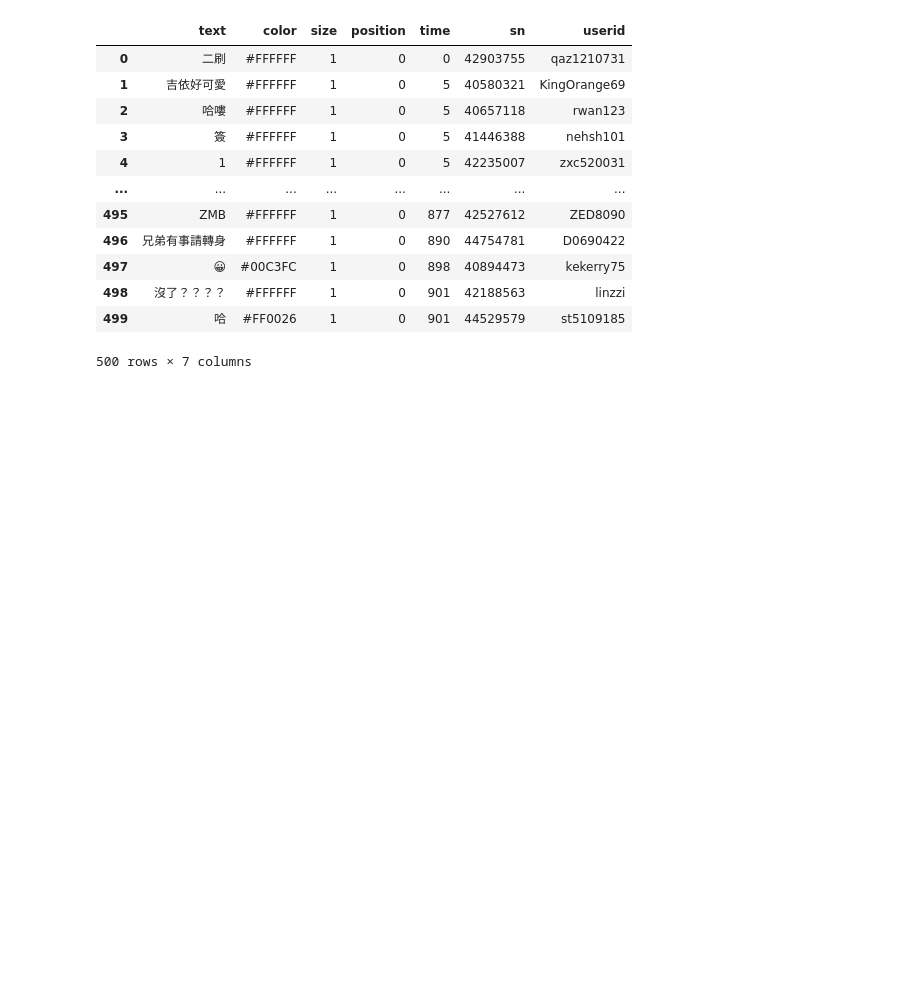
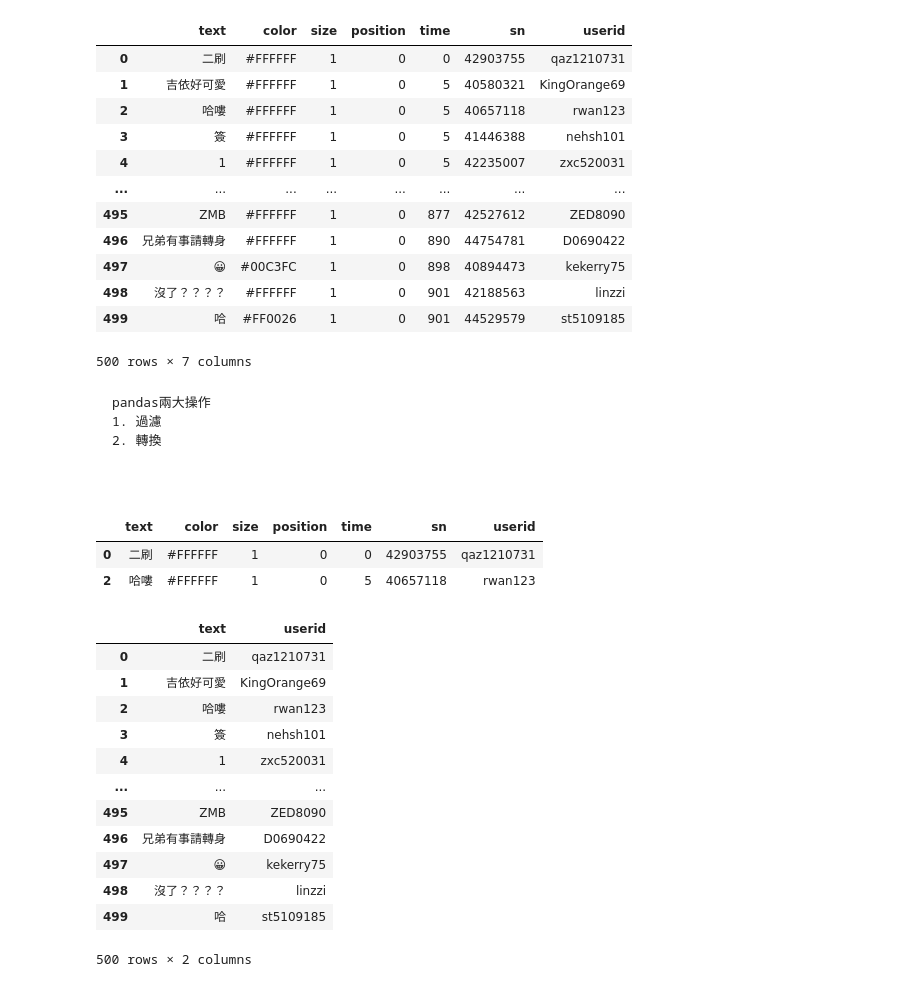
Before and after one commit to alexiswang10/Tibame_online0616, a Jupyter notebook: tibame_night_0701.ipynb, the cells around one changed output. Drawn from its saved outputs; the diff is of its cells as text; code cells hidden in the pictures; blank space fills up the shorter version.

````diff
--- a/tibame_night_0701.ipynb
+++ b/tibame_night_0701.ipynb
@@ -50,3 +50,44 @@ df
 | 498 | 沒了？？？？ | #FFFFFF | 1 | 0 | 901 | 42188563 | linzzi |
 | 499 | 哈 | #FF0026 | 1 | 0 | 901 | 44529579 | st5109185 |
 500 rows × 7 columns
+# %% [markdown]
+
+
+```
+pandas兩大操作
+1. 過濾
+2. 轉換
+
+
+```
+# %%
+# demo 過濾:
+# 原理: 準備跟你的資料筆數依樣多的True/False, 帶入([])DataFrame
+# 對True的就會被留下, 對False就會被刪去
+test = df.head(3)
+fil = [True, False, True]
+test[fil]
+# %% [output]
+|  | text | color | size | position | time | sn | userid |
+| 0 | 二刷 | #FFFFFF | 1 | 0 | 0 | 42903755 | qaz1210731 |
+| 2 | 哈嘍 | #FFFFFF | 1 | 0 | 5 | 40657118 | rwan123 |
+# %%
+# 取行 取多行: 字典操作
+df["text"]
+# 取多行: 把你所有要的行包在一個list裡
+cols = ["text", "userid"]
+df[cols]
+# %% [output]
+|  | text | userid |
+| 0 | 二刷 | qaz1210731 |
+| 1 | 吉依好可愛 | KingOrange69 |
+| 2 | 哈嘍 | rwan123 |
+| 3 | 簽 | nehsh101 |
+| 4 | 1 | zxc520031 |
+| ... | ... | ... |
+| 495 | ZMB | ZED8090 |
+| 496 | 兄弟有事請轉身 | D0690422 |
+| 497 | 😀 | kekerry75 |
+| 498 | 沒了？？？？ | linzzi |
+| 499 | 哈 | st5109185 |
+500 rows × 2 columns
````
